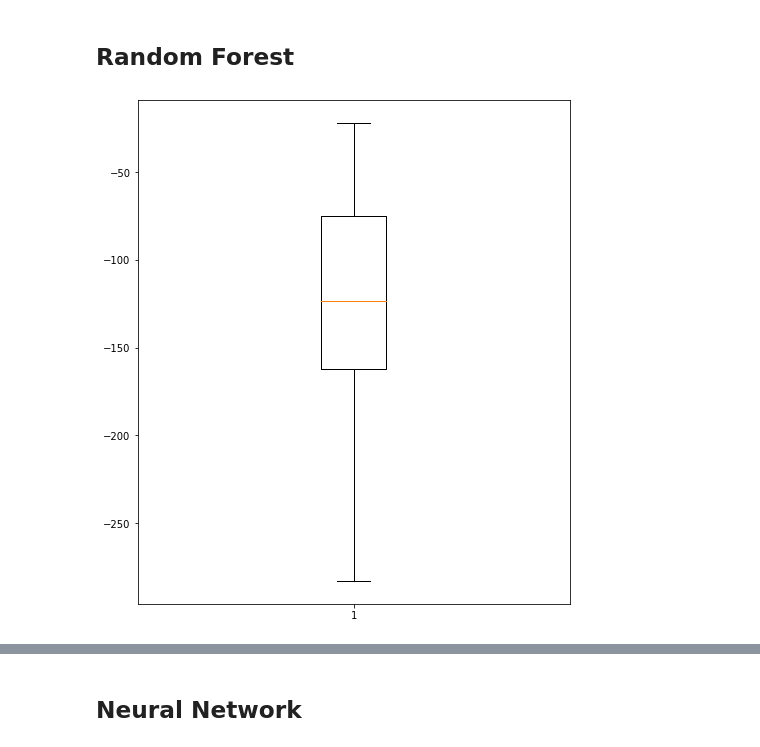
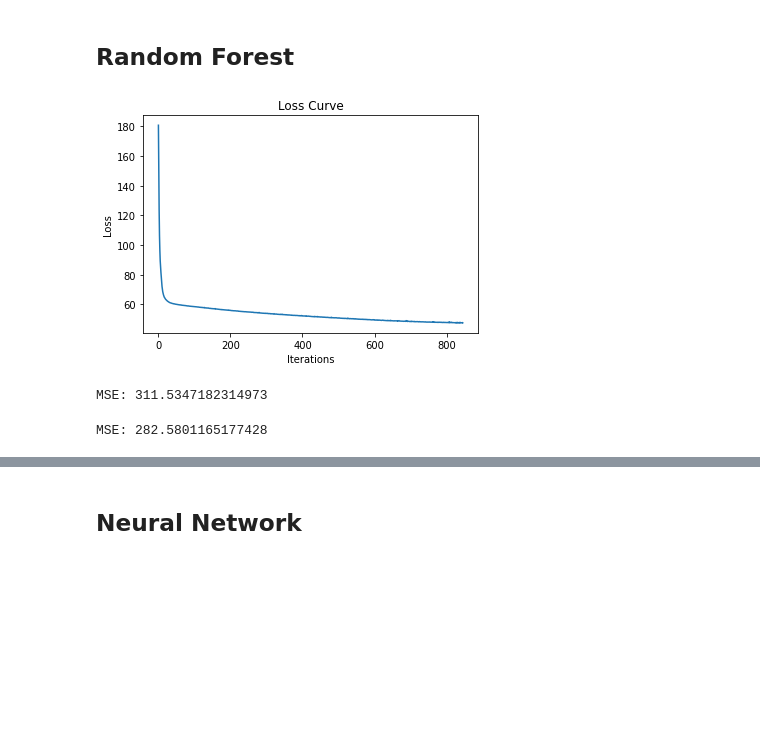
Before and after one commit to Dodecahedrane/COMP-2002-Assignment, a Jupyter notebook: Assignment Notebook.ipynb, the cells around one changed output, grey strips where cells are left out. Cells and saved outputs as stored; diff of their text form; code cells hidden in the pictures; blank space fills up the shorter version.

```diff
--- a/Assignment Notebook.ipynb
+++ b/Assignment Notebook.ipynb
@@ -204,7 +201,21 @@ rf_cvs = cross_val_score(rf, trainInputsScaled, trainTargets, cv=100, scoring='n
-# %%
-fig = plt.figure(figsize =(6, 7))
-ax = fig.add_axes([0, 0, 1, 1])
-bp = ax.boxplot(rf_cvs)
-plt.show()
-# %% [output]
-[figure, removed]
+# %%
+regressor = MLPRegressor(max_iter=1000)
+regressor.fit(trainInputsPCA, trainTargets)
+outputs = regressor.predict(testInputsScaled)
+# %%
+plt.plot(regressor.loss_curve_)
+plt.title("Loss Curve")
+plt.xlabel('Iterations')
+plt.ylabel('Loss')
+plt.show()
+# %% [output]
+[figure, added]
+# %%
+print("MSE: " + str(mean_squared_error(testTargets, outputs)))
+# %% [output]
+MSE: 311.5347182314973
+# %%
+outputs = regressor.predict(trainInputsScaled)
+print("MSE: " + str(mean_squared_error(trainTargets, outputs)))
+# %% [output]
+MSE: 282.5801165177428
```
Also changed, not shown: parts of 7 cells of this notebook.
